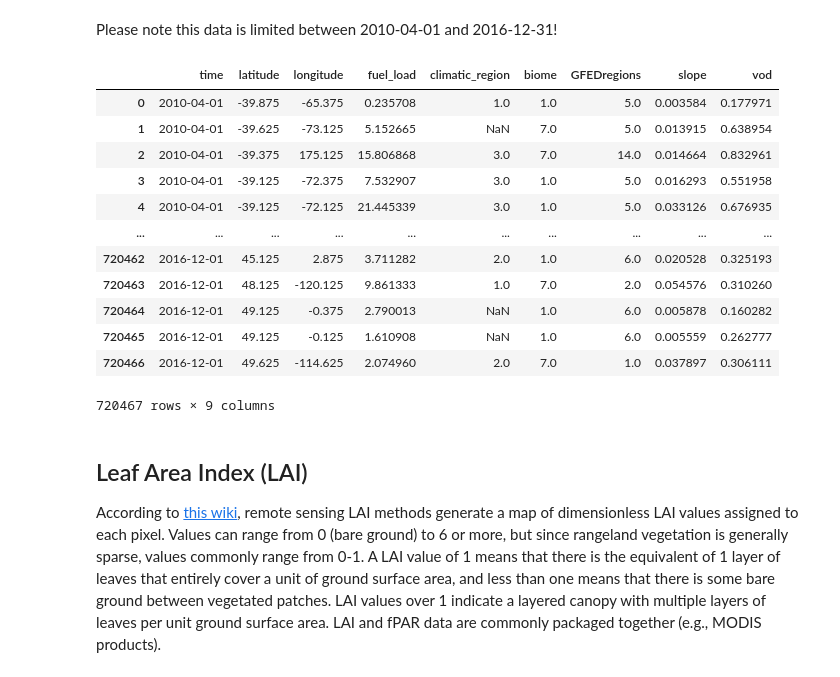
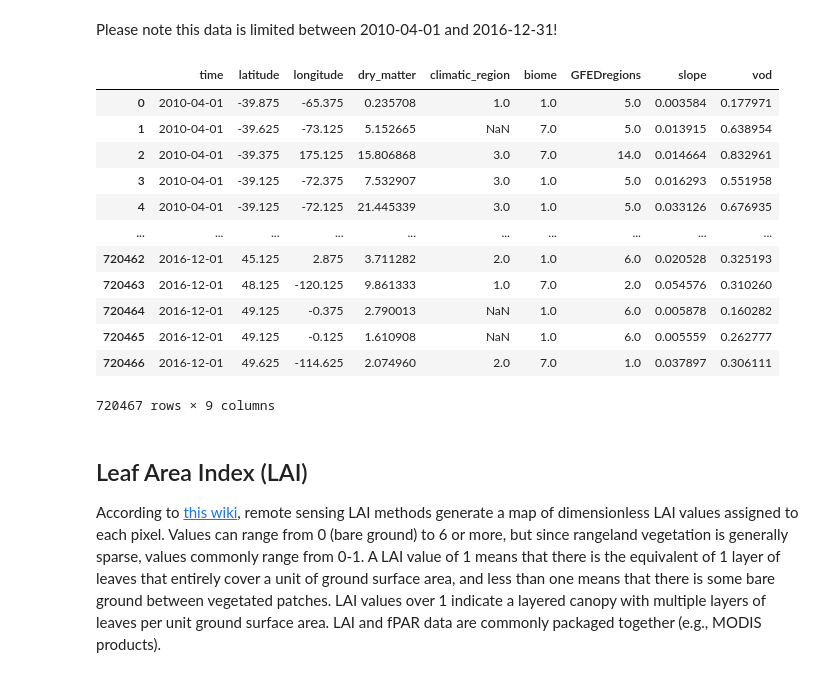
Before and after one commit to ecmwf-projects/ai-vegetation-fuel, a Jupyter notebook: notebooks/ecmwf/data_preparation.ipynb, the cells around one changed output. Saved outputs shown, nothing was run; the diff lists cells and outputs as text; code cells hidden in the pictures.

```diff
--- a/notebooks/ecmwf/data_preparation.ipynb
+++ b/notebooks/ecmwf/data_preparation.ipynb
@@ -154,8 +160,8 @@ ba_data[0].plot()
 
 The fuel load or dry matter (Mg/Km2) is the Above Ground Biomass (Mg/h) * Burned Area (h) * Combustion Completeness (this is unitless rate) / the area of each cell (Km2). This operation is straightforward because the grids have the same spatial and temporal resolution! Please note the result shows values where BA, CC and AGB are not equal to NA.
 # %%
-load_data = agb_data * ba_data * cc_data / area_data
-load_data[0].plot()
+dm_data = agb_data * ba_data * cc_data / area_data
+dm_data[0].plot()
 # %% [output]
 <matplotlib.collections.QuadMesh at 0x...>
 [figure]
@@ -198,6 +204,6 @@ array([-179.875, -179.625, -179.375, ..., 179.375, 179.625, 179.875], dtype=floa
 Attributes: (0)
 # %%
 # Convert cells with non missing values to dataframe
-df = load_data.to_dataframe(name="fuel_load").dropna().reset_index()
+df = dm_data.to_dataframe(name="dry_matter").dropna().reset_index()
 df
 # %% [output]
@@ -273,8 +279,8 @@ if use_interpolation == True:
     # Interpolate to match load resolution
     cr_data = cr_data.interp(
         coords={
-            "latitude": load_data.latitude.values,
-            "longitude": load_data.longitude.values,
+            "latitude": dm_data.latitude.values,
+            "longitude": dm_data.longitude.values,
         },
         method="nearest",
     )
@@ -444,8 +450,8 @@ if use_interpolation == True:
     # Interpolate to match load resolution
     slope_data = slope_data.interp(
         coords={
-            "latitude": load_data.latitude.values,
-            "longitude": load_data.longitude.values,
+            "latitude": dm_data.latitude.values,
+            "longitude": dm_data.longitude.values,
         },
         method="nearest",
     )
@@ -521,23 +527,23 @@ Please note this data is limited between 2010-04-01 and 2016-12-31!
 # %%
 if use_interpolation == True:
     # Interpolate to match load resolution
     vod_data = vod_data.interp(
         coords={
-            "latitude": load_data.latitude.values,
-            "longitude": load_data.longitude.values,
+            "latitude": dm_data.latitude.values,
+            "longitude": dm_data.longitude.values,
         },
         method="nearest",
     )
 
 # Retrieve data at the grid cells nearest to the target latitudes, longitudes and time
 df["vod"] = vod_data.sel(longitude=target_lon,
                          latitude=target_lat,
                          time=target_t,
                          method="nearest")
 
 df
 # %% [output]
-|  | time | latitude | longitude | fuel_load | climatic_region | biome | GFEDregions | slope | vod |
+|  | time | latitude | longitude | dry_matter | climatic_region | biome | GFEDregions | slope | vod |
 | 0 | 2010-04-01 | -39.875 | -65.375 | 0.235708 | 1.0 | 1.0 | 5.0 | 0.003584 | 0.177971 |
 | 1 | 2010-04-01 | -39.625 | -73.125 | 5.152665 | NaN | 7.0 | 5.0 | 0.013915 | 0.638954 |
 | 2 | 2010-04-01 | -39.375 | 175.125 | 15.806868 | 3.0 | 7.0 | 14.0 | 0.014664 | 0.832961 |
```
Also changed, not shown: parts of 31 cells of this notebook, 3 other files.
